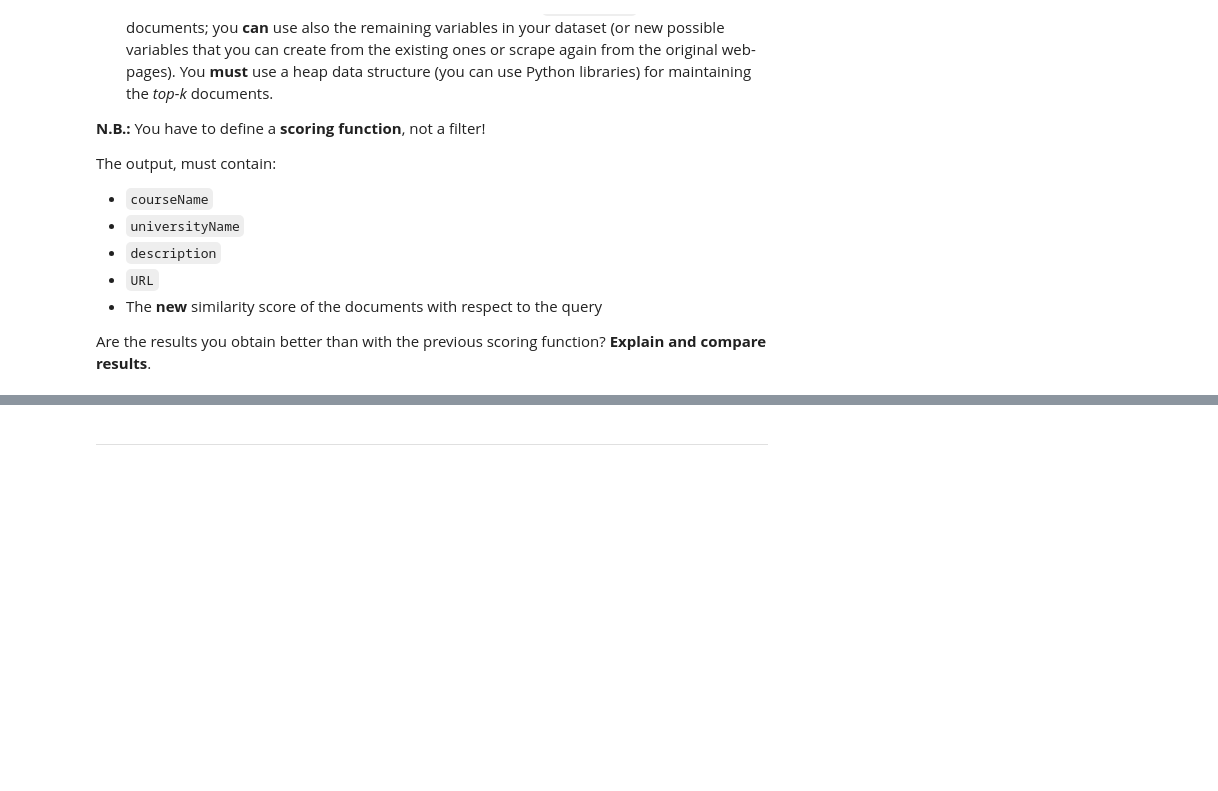
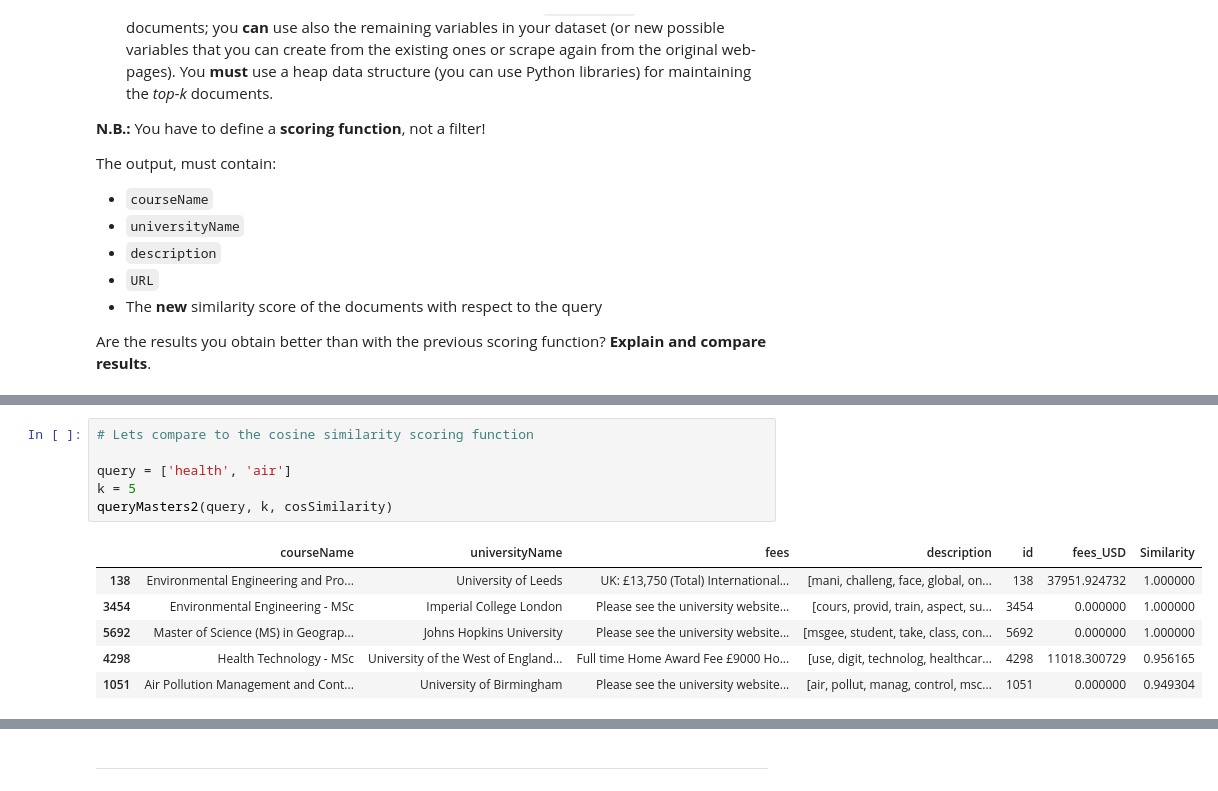
Before and after one commit to michele-42/HW3, a Jupyter notebook: main.ipynb, the cells around one changed output, grey strips where cells are left out. Cells and saved outputs as stored; diff of their text form; blank space fills up the shorter version.

```diff
--- a/main.ipynb
+++ b/main.ipynb
@@ -882,0 +887,13 @@ Are the results you obtain better than with the previous scoring function? **Exp
+# %%
+# Lets compare to the cosine similarity scoring function
+
+query = ['health', 'air']
+k = 5
+queryMasters2(query, k, cosSimilarity)
+# %% [output]
+|  | courseName | universityName | fees | description | id | fees_USD | Similarity |
+| 138 | Environmental Engineering and Pro... | University of Leeds | UK: £13,750 (Total) International... | [mani, challeng, face, global, on... | 138 | 37951.924732 | 1.000000 |
+| 3454 | Environmental Engineering - MSc | Imperial College London | Please see the university website... | [cours, provid, train, aspect, su... | 3454 | 0.000000 | 1.000000 |
+| 5692 | Master of Science (MS) in Geograp... | Johns Hopkins University | Please see the university website... | [msgee, student, take, class, con... | 5692 | 0.000000 | 1.000000 |
+| 4298 | Health Technology - MSc | University of the West of England... | Full time Home Award Fee £9000 Ho... | [use, digit, technolog, healthcar... | 4298 | 11018.300729 | 0.956165 |
+| 1051 | Air Pollution Management and Cont... | University of Birmingham | Please see the university website... | [air, pollut, manag, control, msc... | 1051 | 0.000000 | 0.949304 |
```
Also changed, not shown: parts of 7 cells of this notebook, 1 other file.
